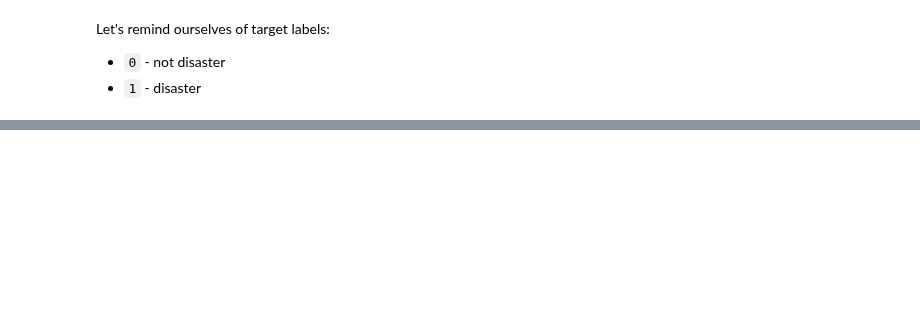
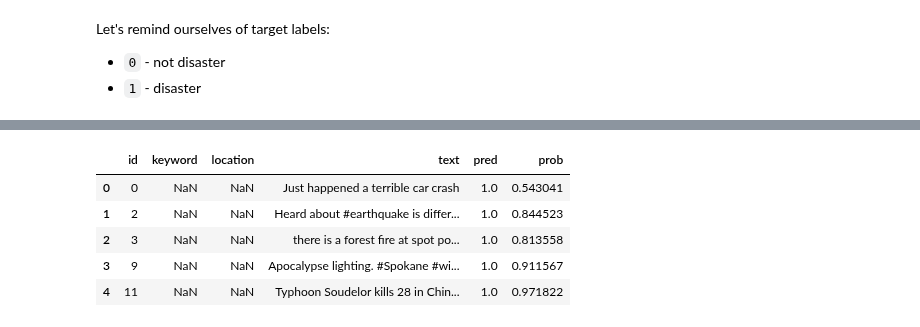
Before and after one commit to pawelkiszczak/tensorflow, a Jupyter notebook: colab_notebooks/08_introduction_to_nlp_in_tensorflow.ipynb, the cells around one changed output, grey strips where cells are left out. Drawn from its saved outputs; the diff is of its cells as text; code cells hidden in the pictures; blank space fills up the shorter version.

```diff
--- a/colab_notebooks/08_introduction_to_nlp_in_tensorflow.ipynb
+++ b/colab_notebooks/08_introduction_to_nlp_in_tensorflow.ipynb
@@ -1561,0 +1643,12 @@ most_wrong[-10:]
+# %%
+# Making predictions and convertin the to be either 1 or 0
+test_pred_probs = model_6.predict(test_df['text'].to_list())
+
+test_preds = tf.squeeze(tf.round(test_pred_probs))
+test_preds[:10]
+
+# Appending the data and checking the distribution
+test_df['target'] = test_preds
+test_df['prob'] = test_pred_probs
+
+test_df['target'].value_counts()
@@ -1561,0 +1692,9 @@ most_wrong[-10:]
+# %%
+test_df.head()
+# %% [output]
+|  | id | keyword | location | text | pred | prob |
+| 0 | 0 | NaN | NaN | Just happened a terrible car crash | 1.0 | 0.543041 |
+| 1 | 2 | NaN | NaN | Heard about #earthquake is differ... | 1.0 | 0.844523 |
+| 2 | 3 | NaN | NaN | there is a forest fire at spot po... | 1.0 | 0.813558 |
+| 3 | 9 | NaN | NaN | Apocalypse lighting. #Spokane #wi... | 1.0 | 0.911567 |
+| 4 | 11 | NaN | NaN | Typhoon Soudelor kills 28 in Chin... | 1.0 | 0.971822 |
```
Also changed, not shown: parts of 59 cells of this notebook.
